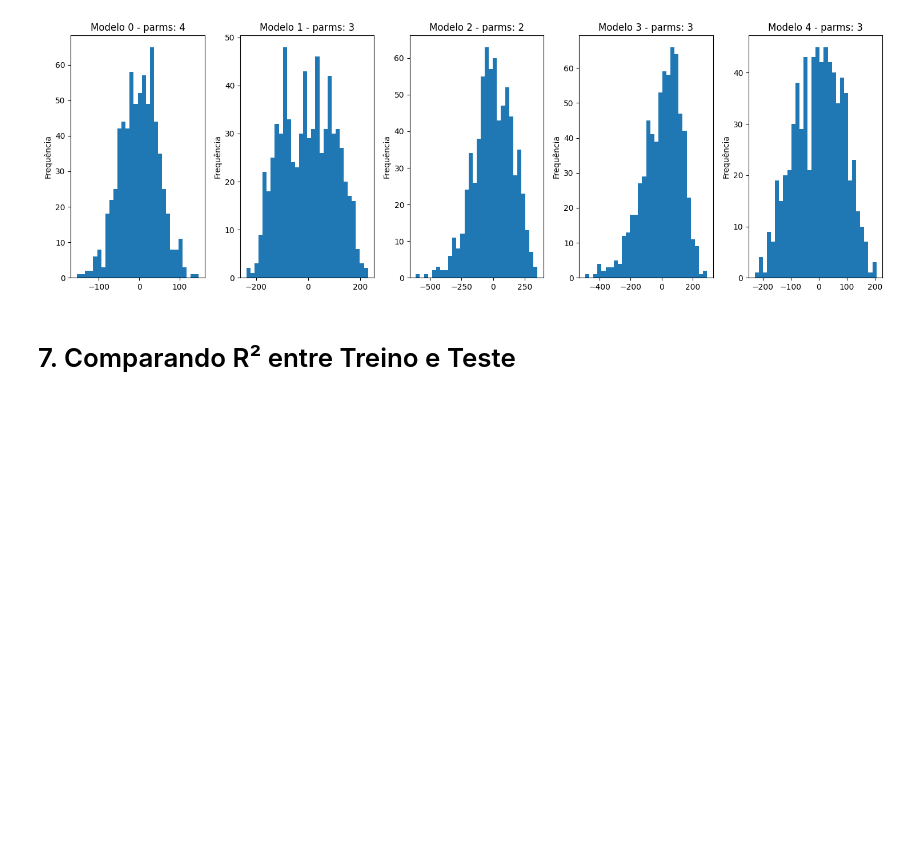
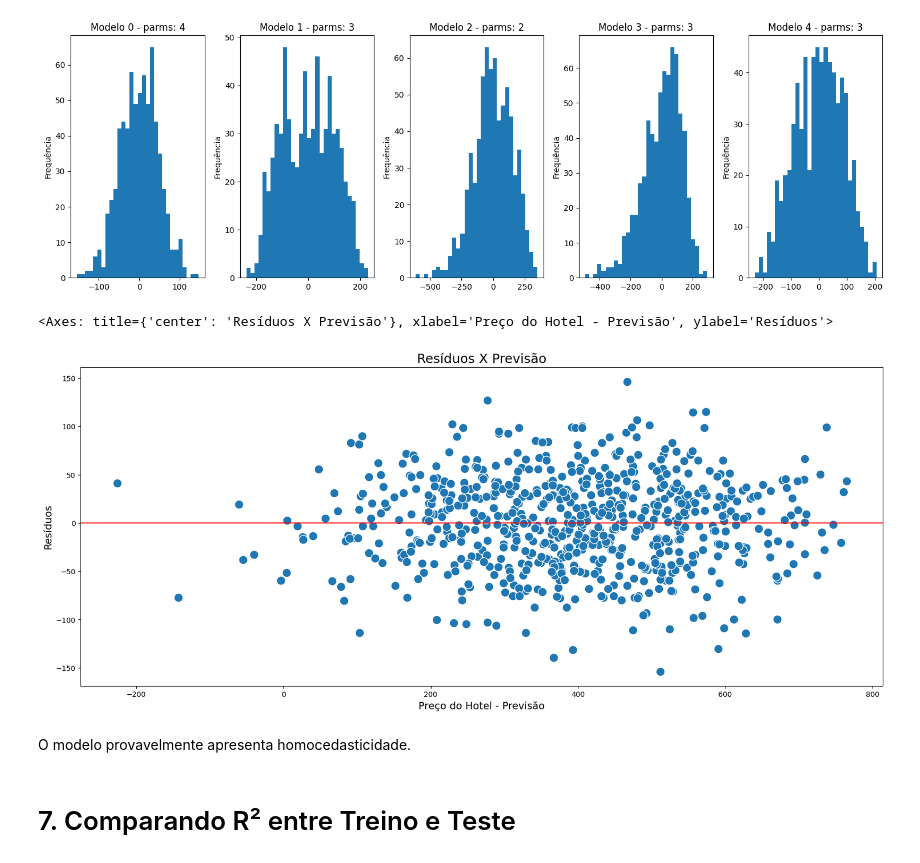
Before and after one commit to mauricioaalmeida/ONE-ML, a Jupyter notebook: Desafio_RL_Hoteis.ipynb, the cells around one changed output. Cells and saved outputs as stored; diff of their text form; code cells hidden in the pictures; blank space fills up the shorter version.

Commit message:
Analise de homocedasticidade e conclusão

```diff
--- a/Desafio_RL_Hoteis.ipynb
+++ b/Desafio_RL_Hoteis.ipynb
@@ -196,3 +197,16 @@ df_train
 700 rows × 5 columns
 # %% [markdown]
 # 6. Comparação dos resultados dos modelos.
+# %%
+# Fazendo um scatter plot entre y_previsto e y_train
+# Analise dos residuos de cada modelo
+
+y_previsto_train = []
+for i, modelo in enumerate(modelos):
+  y_previsto_train.append( modelo.predict(X_train[parametros[i]]))
+i=0
+fig = px.scatter(x= y_previsto_train[i], y= y_train,
+                 title=f'Previsão X Real - Modelo {i}',
+                 labels={'x':'Preço previsto','y':'Preço real'},
+                 trendline='ols', trendline_color_override='red')
+fig.show()
@@ -209,6 +243,20 @@ plt.tight_layout()
 plt.show()
 # %% [output]
 [figure]
+# %%
+residuos = modelos[0].resid
+ax = sns.scatterplot(x=y_previsto_train[0], y=residuos, s=150)
+ax.figure.set_size_inches(20, 8)
+ax.set_title('Resíduos X Previsão', fontsize=18)
+ax.set_xlabel('Preço do Hotel - Previsão', fontsize=14)
+ax.set_ylabel('Resíduos', fontsize=14)
+ax.axhline(y=0, color='red')
+ax
+# %% [output]
+<Axes: title={'center': 'Resíduos X Previsão'}, xlabel='Preço do Hotel - Previsão', ylabel='Resíduos'>
+[figure, added]
+# %% [markdown]
+O modelo provavelmente apresenta homocedasticidade.
 # %% [markdown]
 # 7. Comparando R² entre Treino e Teste
 # %%
```
Also changed, not shown: parts of 7 cells of this notebook.
